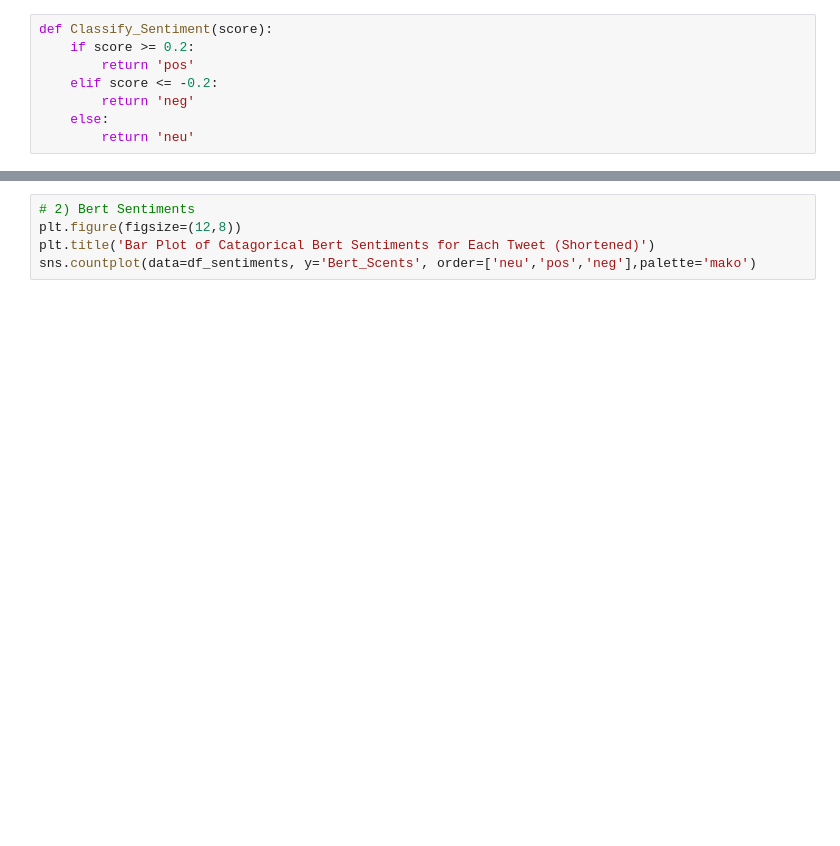
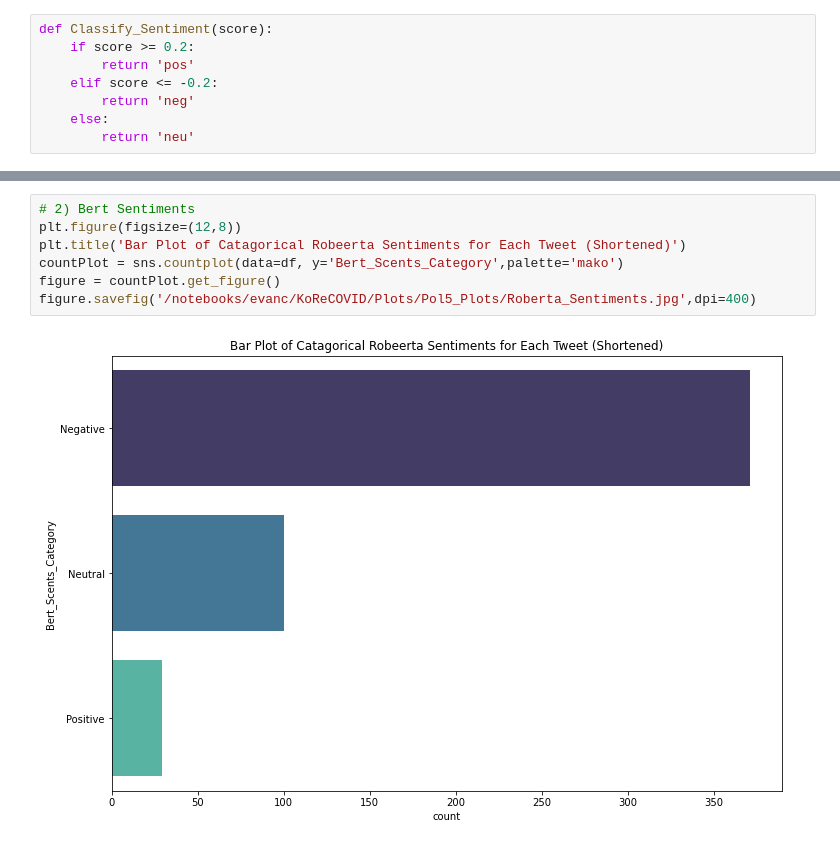
Before and after one commit to evanc1229/KoReCOVID, a Jupyter notebook: Data_Analysis.ipynb, the cells around one changed output, grey strips where cells are left out. Saved outputs shown, nothing was run; the diff lists cells and outputs as text; blank space fills up the shorter version.

```diff
--- a/Data_Analysis.ipynb
+++ b/Data_Analysis.ipynb
@@ -168,8 +138,12 @@ ValueError: Could not interpret input 'Highest_Emotion'
 # %%
 # 2) Bert Sentiments
 plt.figure(figsize=(12,8))
-plt.title('Bar Plot of Catagorical Bert Sentiments for Each Tweet (Shortened)')
-sns.countplot(data=df_sentiments, y='Bert_Scents', order=['neu','pos','neg'],palette='mako')
+plt.title('Bar Plot of Catagorical Robeerta Sentiments for Each Tweet (Shortened)')
+countPlot = sns.countplot(data=df, y='Bert_Scents_Category',palette='mako')
+figure = countPlot.get_figure()
+figure.savefig('/notebooks/evanc/KoReCOVID/Plots/Pol5_Plots/Roberta_Sentiments.jpg',dpi=400)
+# %% [output]
+[figure, added]
 # %%
 # 2) VADER Sentiments
 plt.figure(figsize=(12,8))
```
Also changed, not shown: parts of 40 cells of this notebook, 2 other files.
